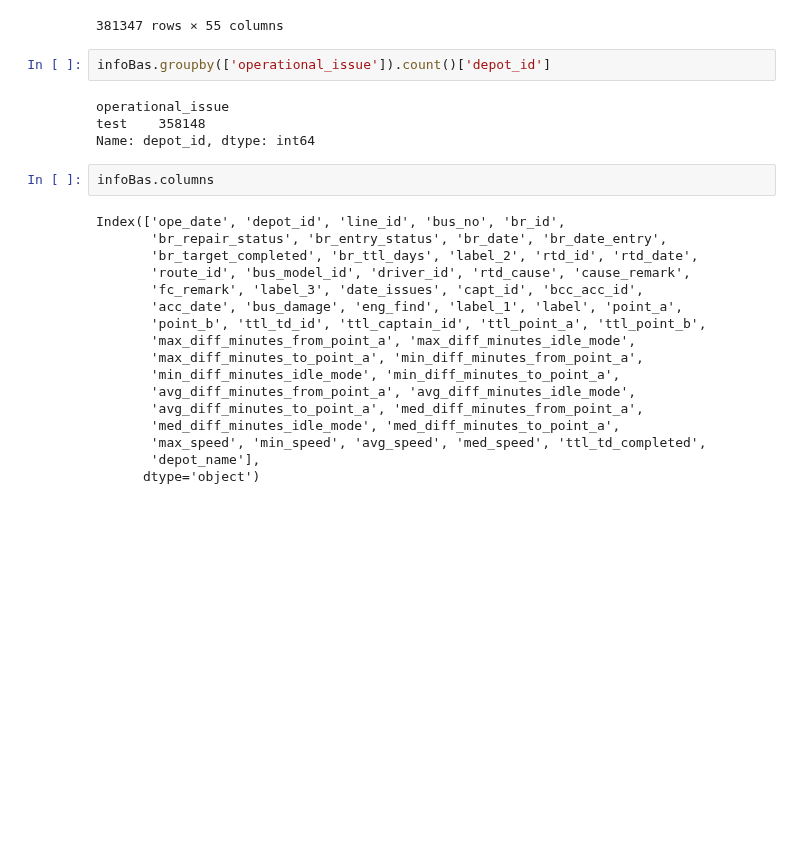
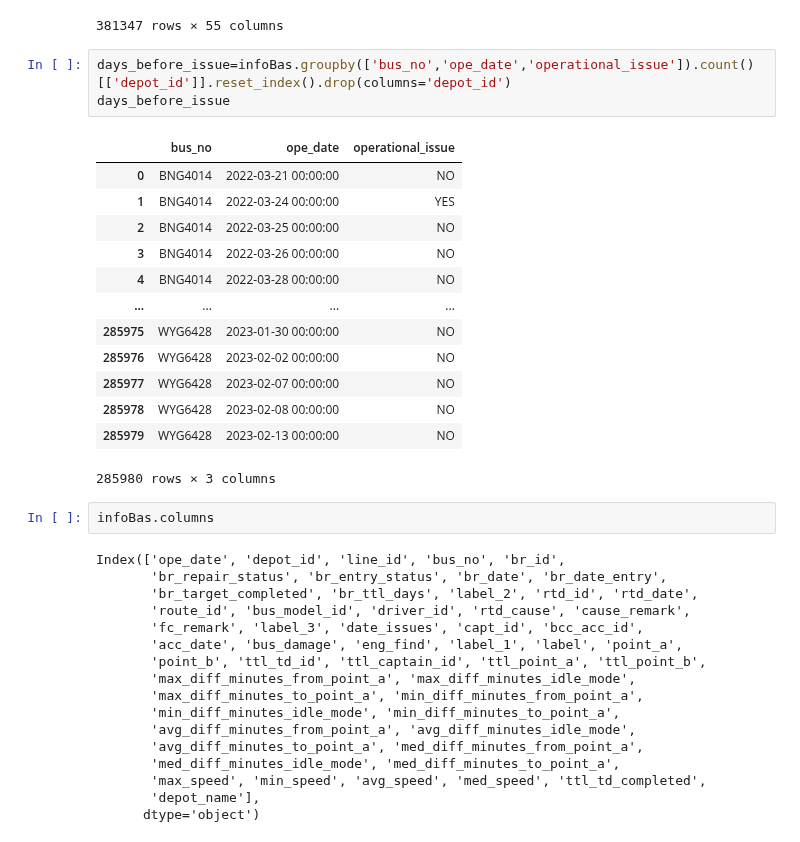
Before and after one commit to izardy/myrapid-backend, a Jupyter notebook: etl/data_modelling.ipynb, the cells around one changed output. Cells and saved outputs as stored; diff of their text form; blank space fills up the shorter version.

```diff
--- a/etl/data_modelling.ipynb
+++ b/etl/data_modelling.ipynb
@@ -121,12 +121,23 @@ infoBas#.columns
 | 381345 | 2022-09-30 00:00:00 | 7 | T8500 | WVE5806 | 0000000 | N/A | N/A | N/A | ... |
 | 381346 | 2022-09-30 00:00:00 | 7 | T7820 | WVD2353 | 0000000 | N/A | N/A | N/A | ... |
 381347 rows × 55 columns
-# %%
-infoBas.groupby(['operational_issue']).count()['depot_id']
-# %% [output]
-operational_issue
-test    358148
-Name: depot_id, dtype: int64
+# %%
+days_before_issue=infoBas.groupby(['bus_no','ope_date','operational_issue']).count()[['depot_id']].reset_index().drop(columns='depot_id')
+days_before_issue
+# %% [output]
+|  | bus_no | ope_date | operational_issue |
+| 0 | BNG4014 | 2022-03-21 00:00:00 | NO |
+| 1 | BNG4014 | 2022-03-24 00:00:00 | YES |
+| 2 | BNG4014 | 2022-03-25 00:00:00 | NO |
+| 3 | BNG4014 | 2022-03-26 00:00:00 | NO |
+| 4 | BNG4014 | 2022-03-28 00:00:00 | NO |
+| ... | ... | ... | ... |
+| 285975 | WYG6428 | 2023-01-30 00:00:00 | NO |
+| 285976 | WYG6428 | 2023-02-02 00:00:00 | NO |
+| 285977 | WYG6428 | 2023-02-07 00:00:00 | NO |
+| 285978 | WYG6428 | 2023-02-08 00:00:00 | NO |
+| 285979 | WYG6428 | 2023-02-13 00:00:00 | NO |
+285980 rows × 3 columns
 # %%
 infoBas.columns
 # %% [output]
```
